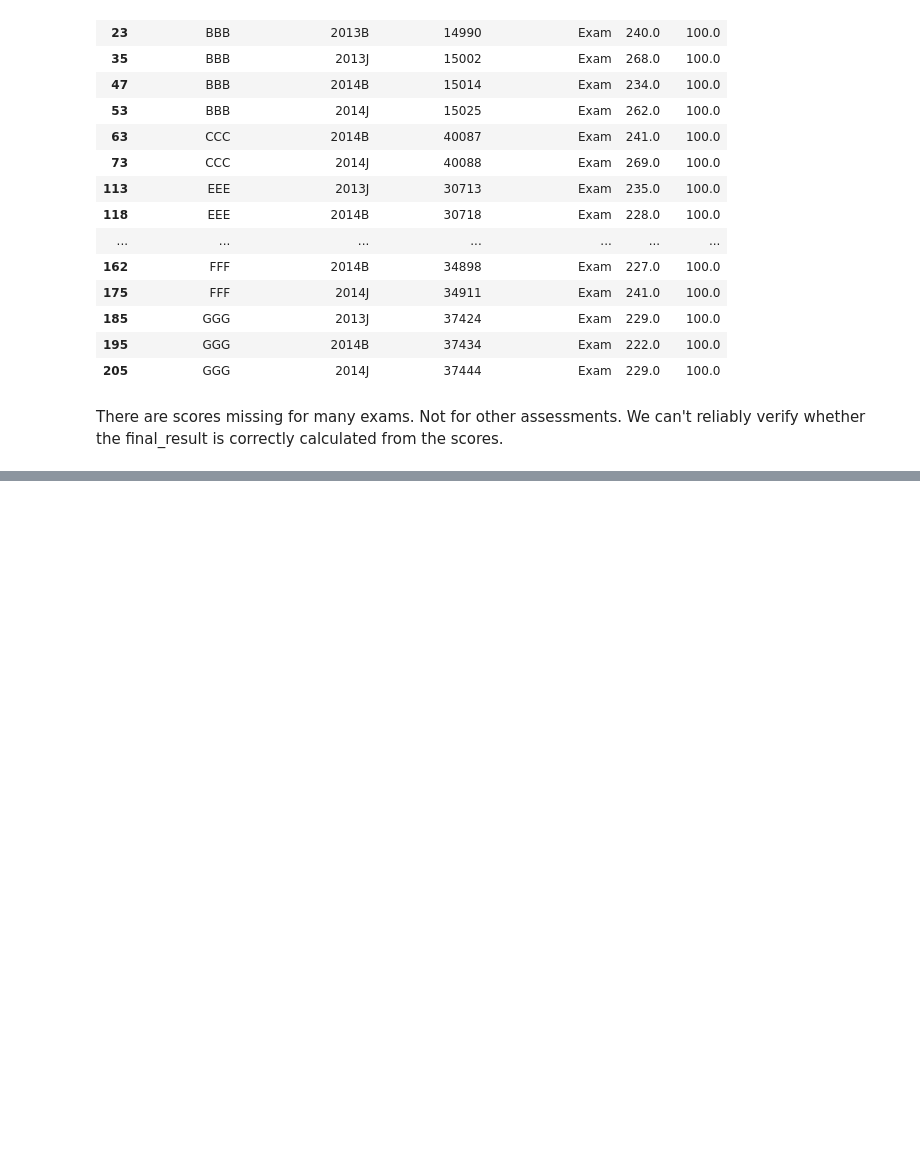
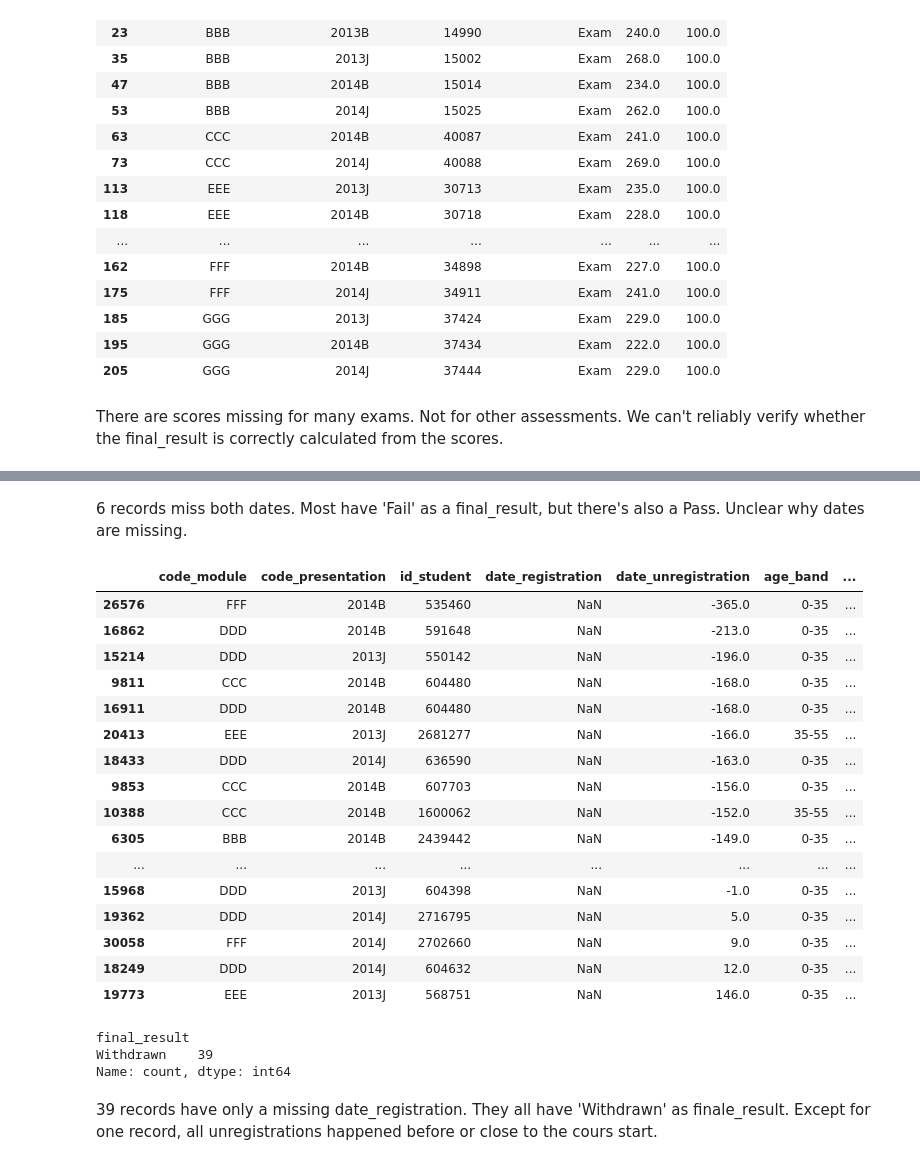
Before and after one commit to Originalnam/learning_analytics, a Jupyter notebook: EDA/eda.ipynb, the cells around one changed output, grey strips where cells are left out. Drawn from its saved outputs; the diff is of its cells as text; code cells hidden in the pictures; blank space fills up the shorter version.

Commit message:
EDA further exploration
untill missing imd_band randomness

```diff
--- a/EDA/eda.ipynb
+++ b/EDA/eda.ipynb
@@ -1207,0 +1435,30 @@ There are scores missing for many exams. Not for other assessments. We can't rel
+# %% [markdown]
+6 records miss both dates. Most have 'Fail' as a final_result, but there's also a Pass. Unclear why dates are missing.
+# %%
+df_studentregistration[(df_studentregistration['date_registration'].isna()) & ~(df_studentregistration['date_unregistration'].isna())].sort_values(by='date_unregistration')
+# %% [output]
+|  | code_module | code_presentation | id_student | date_registration | date_unregistration | age_band | ... |
+| 26576 | FFF | 2014B | 535460 | NaN | -365.0 | 0-35 | ... |
+| 16862 | DDD | 2014B | 591648 | NaN | -213.0 | 0-35 | ... |
+| 15214 | DDD | 2013J | 550142 | NaN | -196.0 | 0-35 | ... |
+| 9811 | CCC | 2014B | 604480 | NaN | -168.0 | 0-35 | ... |
+| 16911 | DDD | 2014B | 604480 | NaN | -168.0 | 0-35 | ... |
+| 20413 | EEE | 2013J | 2681277 | NaN | -166.0 | 35-55 | ... |
+| 18433 | DDD | 2014J | 636590 | NaN | -163.0 | 0-35 | ... |
+| 9853 | CCC | 2014B | 607703 | NaN | -156.0 | 0-35 | ... |
+| 10388 | CCC | 2014B | 1600062 | NaN | -152.0 | 35-55 | ... |
+| 6305 | BBB | 2014B | 2439442 | NaN | -149.0 | 0-35 | ... |
+| ... | ... | ... | ... | ... | ... | ... | ... |
+| 15968 | DDD | 2013J | 604398 | NaN | -1.0 | 0-35 | ... |
+| 19362 | DDD | 2014J | 2716795 | NaN | 5.0 | 0-35 | ... |
+| 30058 | FFF | 2014J | 2702660 | NaN | 9.0 | 0-35 | ... |
+| 18249 | DDD | 2014J | 604632 | NaN | 12.0 | 0-35 | ... |
+| 19773 | EEE | 2013J | 568751 | NaN | 146.0 | 0-35 | ... |
+# %%
+df_studentregistration.loc[(df_studentregistration['date_registration'].isna()) & ~(df_studentregistration['date_unregistration'].isna()), 'final_result'].value_counts()
+# %% [output]
+final_result
+Withdrawn    39
+Name: count, dtype: int64
+# %% [markdown]
+39 records have only a missing date_registration. They all have 'Withdrawn' as finale_result. Except for one record, all unregistrations happened before or close to the cours start.
```
Also changed, not shown: parts of 47 cells of this notebook, 4 other files.
